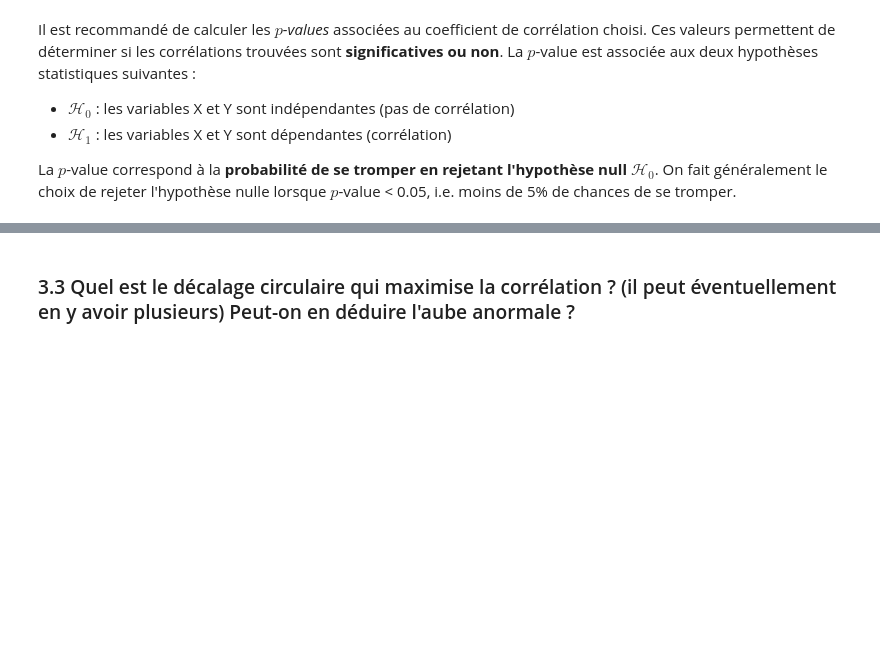
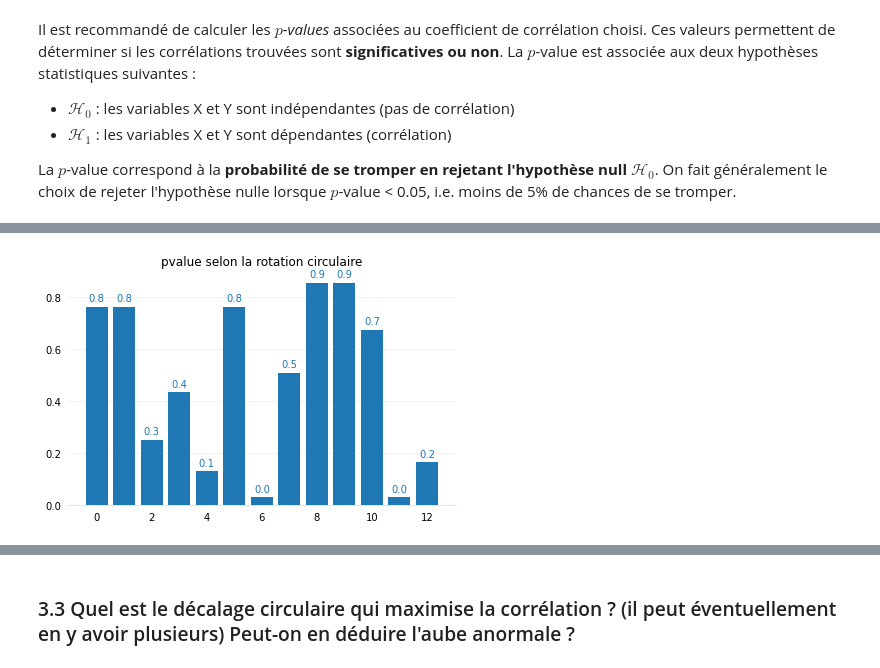
Before and after one commit to Thomasb-ing/TD-Stat-descriptive, a Jupyter notebook: TD4/TD4.ipynb, the cells around one changed output, grey strips where cells are left out. Drawn from its saved outputs; the diff is of its cells as text; code cells hidden in the pictures; blank space fills up the shorter version.

```diff
--- a/TD4/TD4.ipynb
+++ b/TD4/TD4.ipynb
@@ -346,0 +383,39 @@ def kendall_tau(x, y):
+# %%
+fig, ax = plt.subplots()
+
+# Save the chart so we can loop through the bars below.
+bars = ax.bar(
+    x=np.arange(0,13),
+    height=pvalue
+)
+
+# Axis formatting.
+ax.spines['top'].set_visible(False)
+ax.spines['right'].set_visible(False)
+ax.spines['left'].set_visible(False)
+ax.spines['bottom'].set_color('#DDDDDD')
+ax.tick_params(bottom=False, left=False)
+ax.set_axisbelow(True)
+ax.yaxis.grid(True, color='#EEEEEE')
+ax.xaxis.grid(False)
+
+# Grab the color of the bars so we can make the
+# text the same color.
+bar_color = bars[0].get_facecolor()
+
+# Add text annotations to the top of the bars.
+# Note, you'll have to adjust this slightly (the 0.3)
+# with different data.
+for bar in bars:
+  ax.text(
+      bar.get_x() + bar.get_width() / 2,
+      bar.get_height() + 0.02,
+      round(bar.get_height(), 1),
+      horizontalalignment='center',
+      color=bar_color
+  )
+
+plt.title("pvalue selon la rotation circulaire")
+fig.tight_layout()
+# %% [output]
+[figure, added]
```
Also changed, not shown: parts of 21 cells of this notebook.
